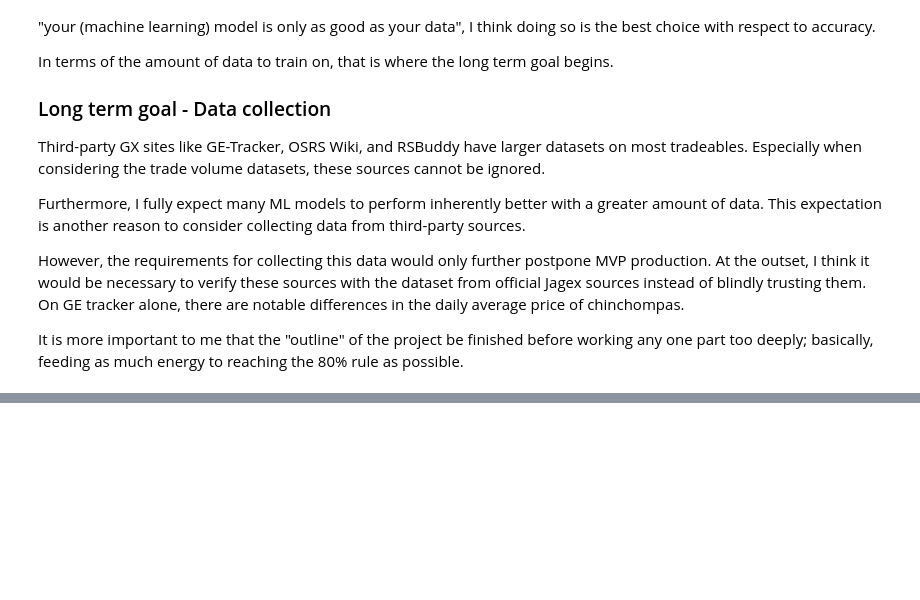
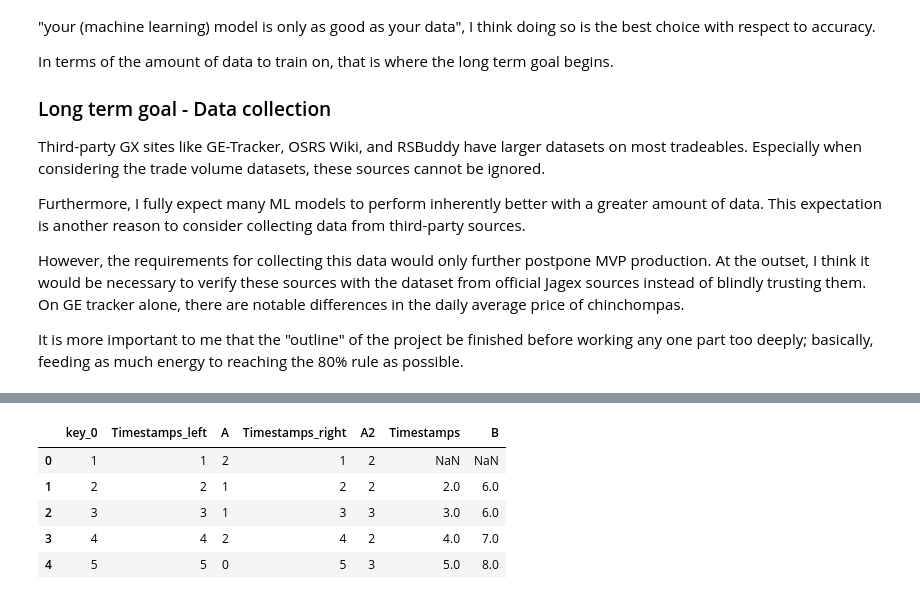
Before and after one commit to nurriol2/forecasting, a Jupyter notebook: Core Series Timestamp Investigation.ipynb, the cells around one changed output, grey strips where cells are left out. Drawn from its saved outputs; the diff is of its cells as text; code cells hidden in the pictures; blank space fills up the shorter version.

Commit message:
Add merge/join experiments

```diff
--- a/Core Series Timestamp Investigation.ipynb
+++ b/Core Series Timestamp Investigation.ipynb
@@ -161,0 +160,3 @@ It is more important to me that the "outline" of the project be finished before
+# %%
+seriesA = pd.DataFrame({"Timestamps":[1,2,3,4,5], "A":[np.random.randint(0,3) for i in range(0, 5)]})
+seriesA
@@ -161,0 +170,3 @@ It is more important to me that the "outline" of the project be finished before
+# %%
+seriesA2 = pd.DataFrame({"Timestamps":[1,2,3,4,5], "A2":[np.random.randint(2,4) for i in range(0, 5)]})
+seriesA2
@@ -161,0 +180,3 @@ It is more important to me that the "outline" of the project be finished before
+# %%
+seriesAllA = seriesA.join(seriesA2, on=None, how='left', lsuffix="_left", rsuffix="_right", sort=False)
+seriesAllA
@@ -161,0 +190,3 @@ It is more important to me that the "outline" of the project be finished before
+# %%
+seriesB = pd.DataFrame({"Timestamps":[2, 3, 4, 5], "B":[np.random.randint(5, 9) for i in range(0, 4)]})
+seriesB
@@ -161,0 +199,10 @@ It is more important to me that the "outline" of the project be finished before
+# %%
+df = seriesAllA.merge(seriesB, how="outer", left_on=seriesAllA["Timestamps_left"], right_on=seriesB["Timestamps"], validate="one_to_one")
+df
+# %% [output]
+|  | key_0 | Timestamps_left | A | Timestamps_right | A2 | Timestamps | B |
+| 0 | 1 | 1 | 2 | 1 | 2 | NaN | NaN |
+| 1 | 2 | 2 | 1 | 2 | 2 | 2.0 | 6.0 |
+| 2 | 3 | 3 | 1 | 3 | 3 | 3.0 | 6.0 |
+| 3 | 4 | 4 | 2 | 4 | 2 | 4.0 | 7.0 |
+| 4 | 5 | 5 | 0 | 5 | 3 | 5.0 | 8.0 |
```
Also changed, not shown: parts of 11 cells of this notebook.
